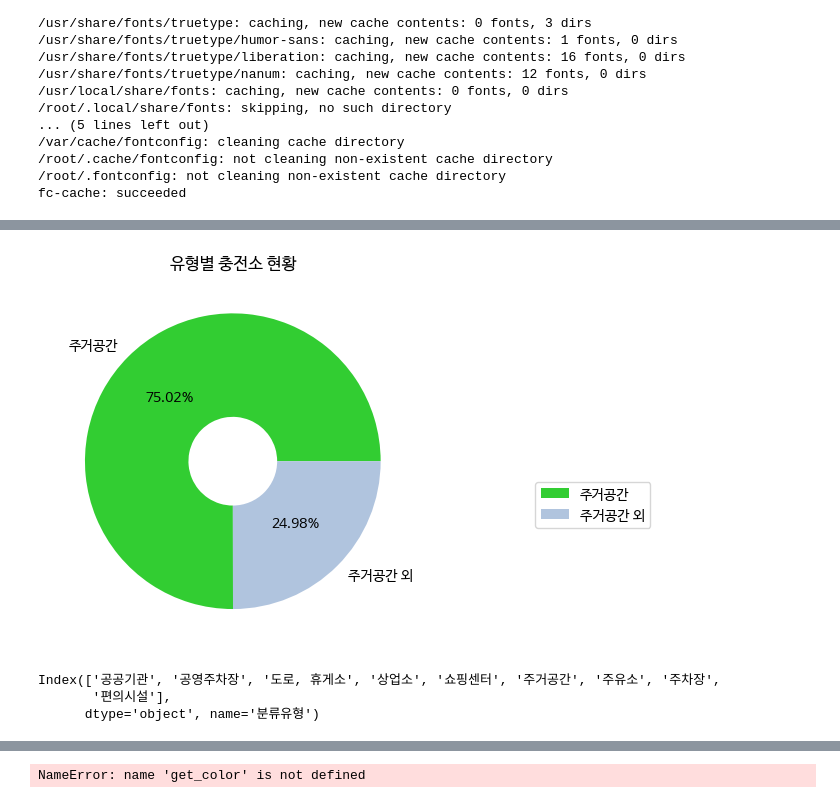
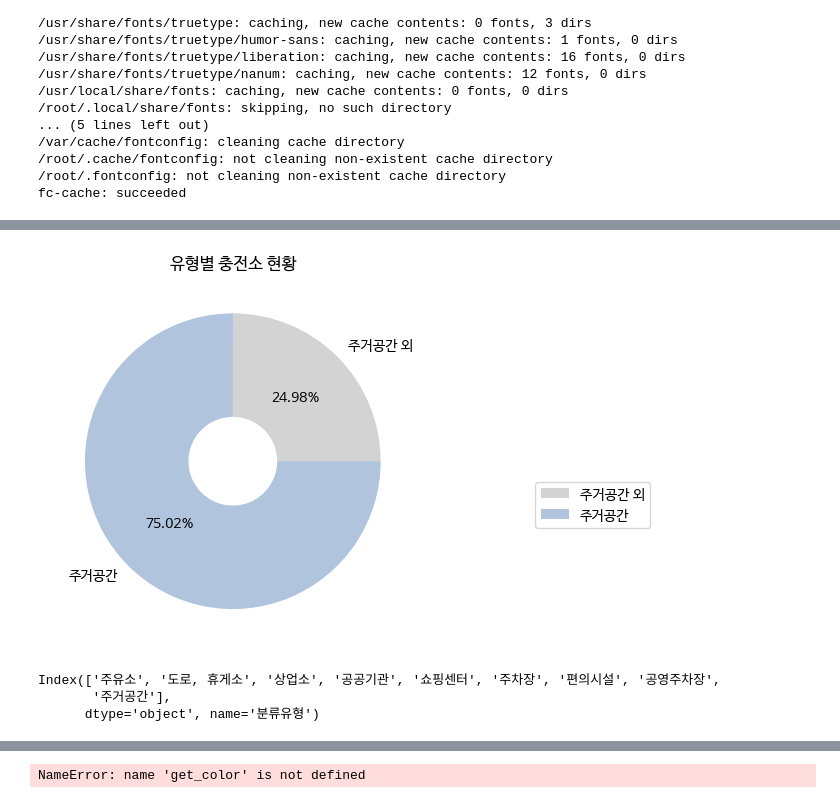
Before and after one commit to choiminseoo/project3-machinelearning, a Jupyter notebook: DA_data/현황_분석_및_시각화.ipynb, the cells around one changed output, grey strips where cells are left out. Saved outputs shown, nothing was run; the diff lists cells and outputs as text; code cells hidden in the pictures.

```diff
--- a/DA_data/현황_분석_및_시각화.ipynb
+++ b/DA_data/현황_분석_및_시각화.ipynb
@@ -24,8 +24,8 @@ def cat(x):
   str_list1=['주유소' , '에너지']
   str_list2=['병원', '체육관', '체육광장', '도서관', '센터', '캠핑장', '수련관', '복지', '쉼터', '리조트', '박물관', '관리사무소', '의료원', '문화재단', '종합경기타운',
              '아람누리','교회', '운동장', '관리소', '수영관', '수영장', '킨텍스', '장례식장', '마리나', '컨벤션', '스타디움', '아트리움', '시니어클럽','센트럴 돔', '레포츠타운','주민센터']
-  str_list3=['공원', '파크', '왕릉', '유원지', '랜드','공영']
-  str_list4=['휴게소', '졸음쉼터', '도로', '터미널','시장']
+  str_list3=['공원', '파크', '왕릉', '유원지', '랜드','공영','시장']
+  str_list4=['휴게소', '졸음쉼터', '도로', '터미널']
   str_list5=['회관', '공사', '사무소', '시청', '구청', '기술원', '공단', '환경청', '지사', '테크노파크', '군청', '교육지원청', '수덕원', '교육원', '하수처리장', '연수원', '연구원'
              '진흥원', '중부지소', '경찰서', '소방서', '경챁청', '예비군', '사업단', '교도소', '파출소' , '지구대', '보건소', '보건지소']
   str_list6=['이마트', '스타필드', '마트', '아울렛', '홈플러스', '농협', '벨라시티', '가게', '편의점', '매장']
@@ -114,0 +101,3 @@ Name: 충전소명, dtype: int64
+# %%
+df_for_plot=df_for_plot.sort_values()
+df_for_plot
@@ -118,30 +119,30 @@ keys = df_for_plot.index
 # %%
 import seaborn as sns
 import matplotlib.pyplot as plt
 import warnings
 warnings.filterwarnings('ignore')
 
 plt.rc('font', family='NanumBarunGothic')
 plt.rcParams['axes.unicode_minus'] =False
 
-data1=[data[5],data[1]+data[2]+data[3]+data[4]+data[0]+data[6]+data[7]+data[8]]
-keys1=[keys[5],'주거공간 외']
+data1=[data[0]+data[1]+data[2]+data[3]+data[4]+data[5]+data[6]+data[7],data[8]]
+keys1=['주거공간 외',keys[8]]
 
 # Plotting data on chart
-plt.pie(data1, labels=keys1, autopct='%.2f%%',colors=['limegreen','lightsteelblue'],wedgeprops=dict(width=0.7))
+plt.pie(data1, labels=keys1, autopct='%.2f%%',colors=['lightgray','lightsteelblue'],wedgeprops=dict(width=0.7),startangle=0)
 
 # Add title to the chart
 plt.title('유형별 충전소 현황')
 plt.legend(labels=keys1, loc='lower left', bbox_to_anchor=(1.3, 0.3))
 # Displaying chart
 plt.show()
 print()
 # %% [output]
-[figure, old version]
+[figure, new version]
 # %%
 keys
 # %% [output]
-Index(['공공기관', '공영주차장', '도로, 휴게소', '상업소', '쇼핑센터', '주거공간', '주유소', '주차장',
-       '편의시설'],
+Index(['주유소', '도로, 휴게소', '상업소', '공공기관', '쇼핑센터', '주차장', '편의시설', '공영주차장',
+       '주거공간'],
       dtype='object', name='분류유형')
 # %%
```
Also changed, not shown: parts of 3 cells of this notebook, 2 other files.
